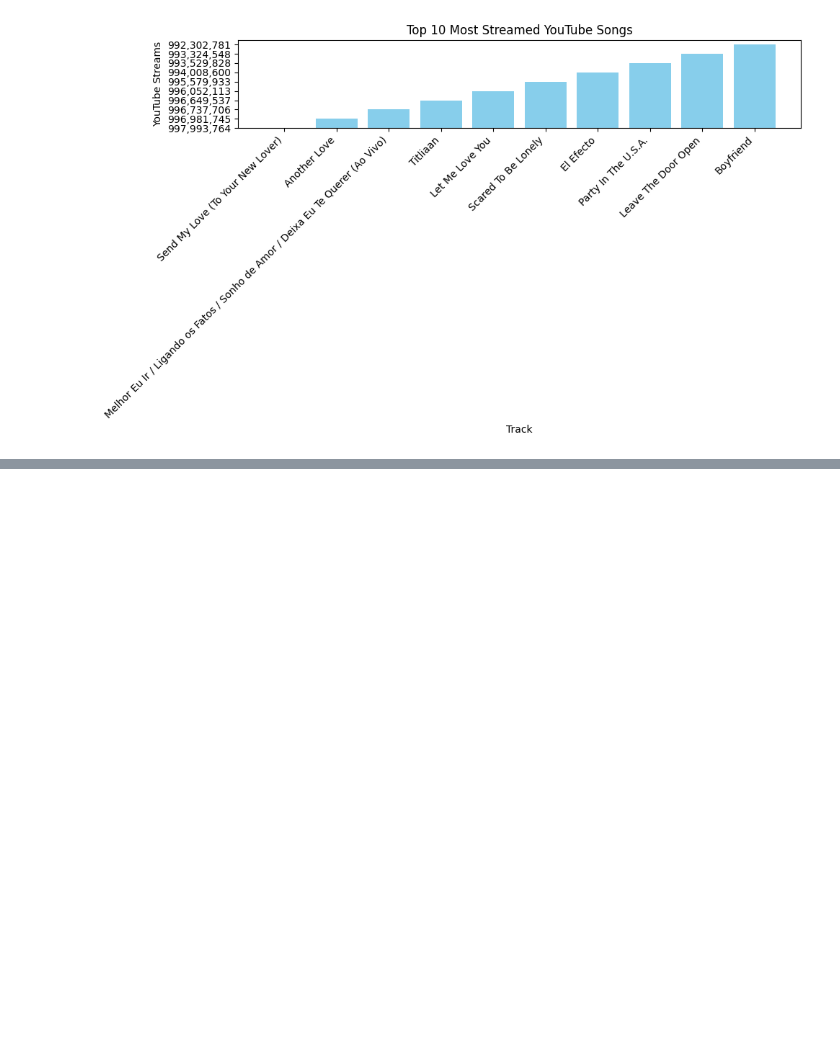
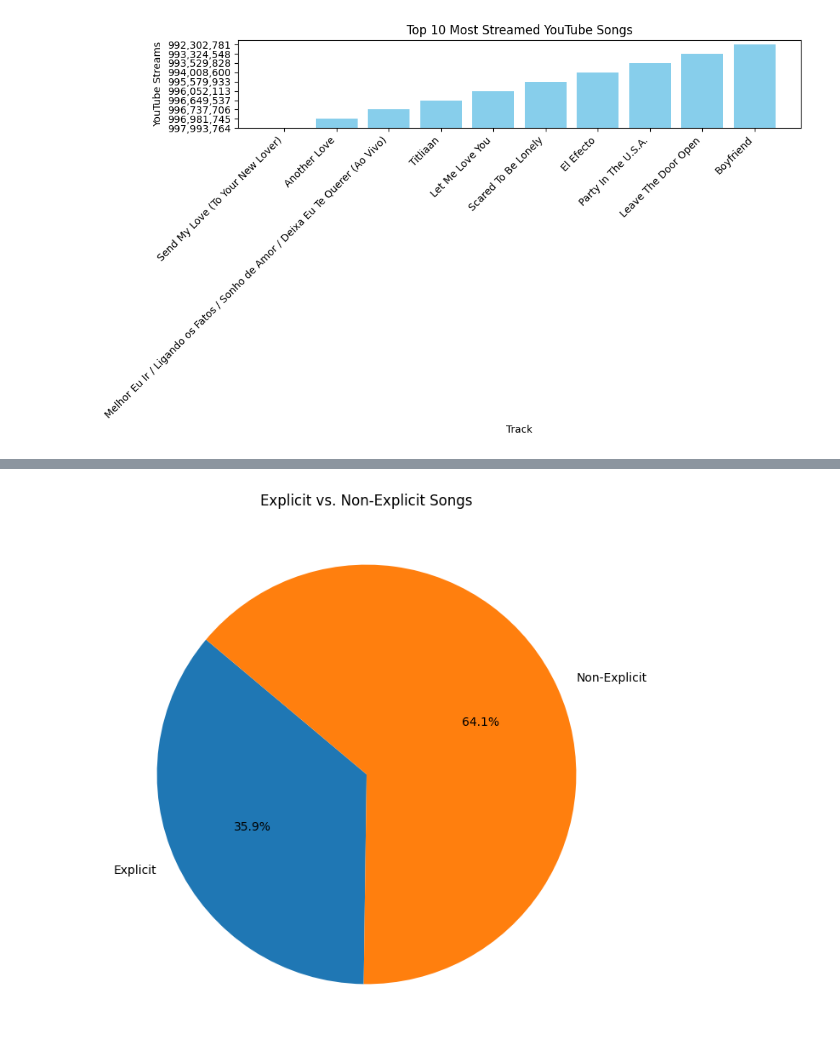
Before and after one commit to itsethe/HtHFinalProject, a Jupyter notebook: final_project.ipynb, the cells around one changed output, grey strips where cells are left out. Saved outputs shown, nothing was run; the diff lists cells and outputs as text; code cells hidden in the pictures; blank space fills up the shorter version.

```diff
--- a/final_project.ipynb
+++ b/final_project.ipynb
@@ -180,0 +210,15 @@ plt.show()
+# %%
+num_explicit_songs = spotify_data_sorted['Explicit Track'].sum()
+num_non_explicit_songs = spotify_data_sorted.shape[0] - num_explicit_songs
+
+# Create a list of labels and corresponding values
+labels = ['Explicit', 'Non-Explicit']
+sizes = [num_explicit_songs, num_non_explicit_songs]
+
+# Create the pie chart
+plt.figure(figsize=(8, 8))
+plt.pie(sizes, labels=labels, autopct='%1.1f%%', startangle=140)
+plt.title('Explicit vs. Non-Explicit Songs')
+plt.show()
+# %% [output]
+[figure, added]
```
Also changed, not shown: parts of 6 cells of this notebook, 1 other file.
